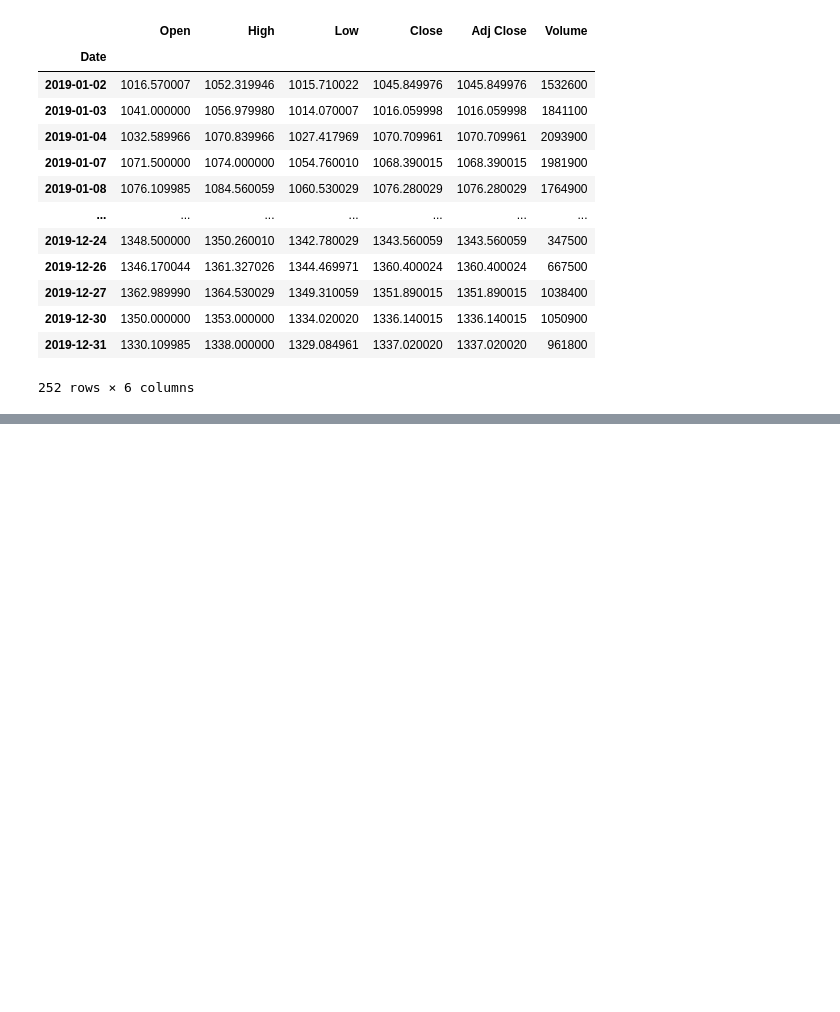
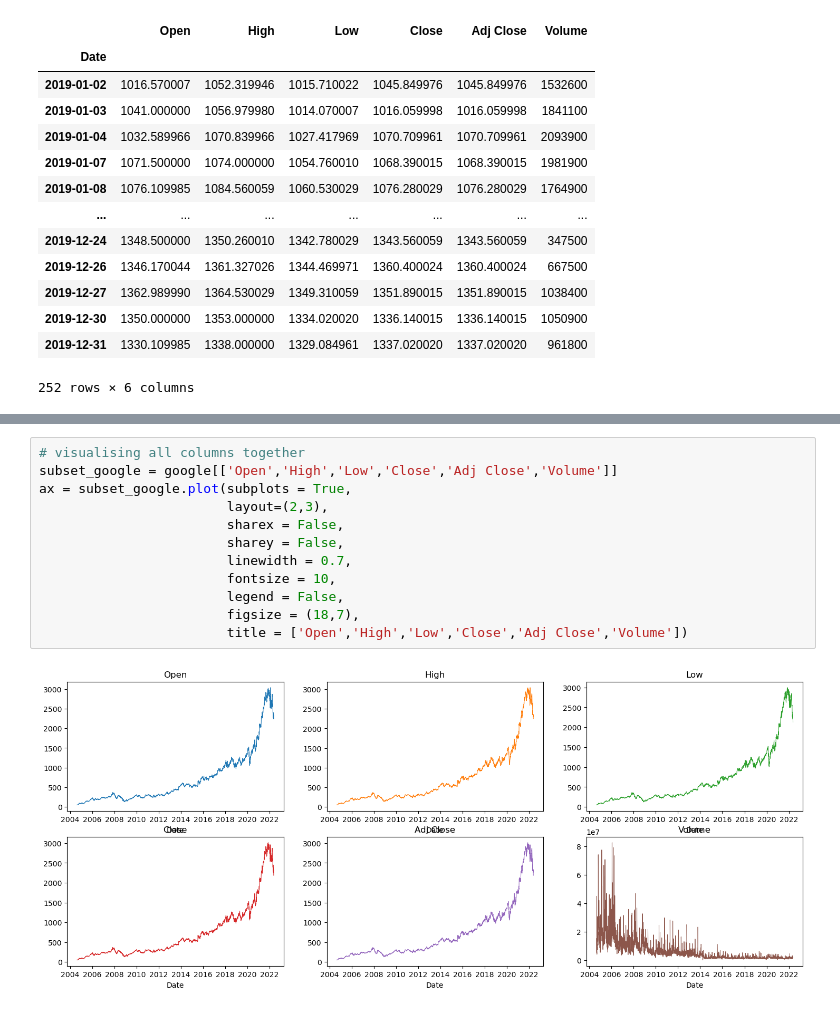
Before and after one commit to VidyanandYadav/Data-science-Journey, a Jupyter notebook: Time_Series_analysis.ipynb, the cells around one changed output, grey strips where cells are left out. Saved outputs shown, nothing was run; the diff lists cells and outputs as text; blank space fills up the shorter version.

```diff
--- a/Time_Series_analysis.ipynb
+++ b/Time_Series_analysis.ipynb
@@ -227,0 +283,14 @@ google.loc['2019']
+# %%
+# visualising all columns together
+subset_google = google[['Open','High','Low','Close','Adj Close','Volume']]
+ax = subset_google.plot(subplots = True,
+                        layout=(2,3),
+                        sharex = False,
+                        sharey = False,
+                        linewidth = 0.7,
+                        fontsize = 10,
+                        legend = False,
+                        figsize = (18,7),
+                        title = ['Open','High','Low','Close','Adj Close','Volume'])
+# %% [output]
+[figure, added]
```
Also changed, not shown: parts of 31 cells of this notebook.
